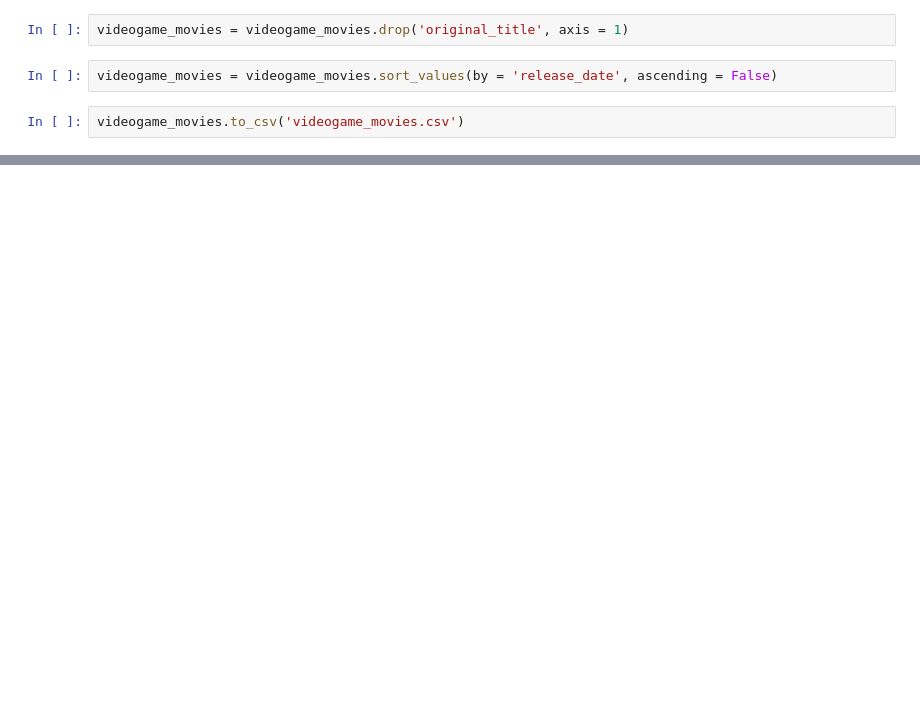
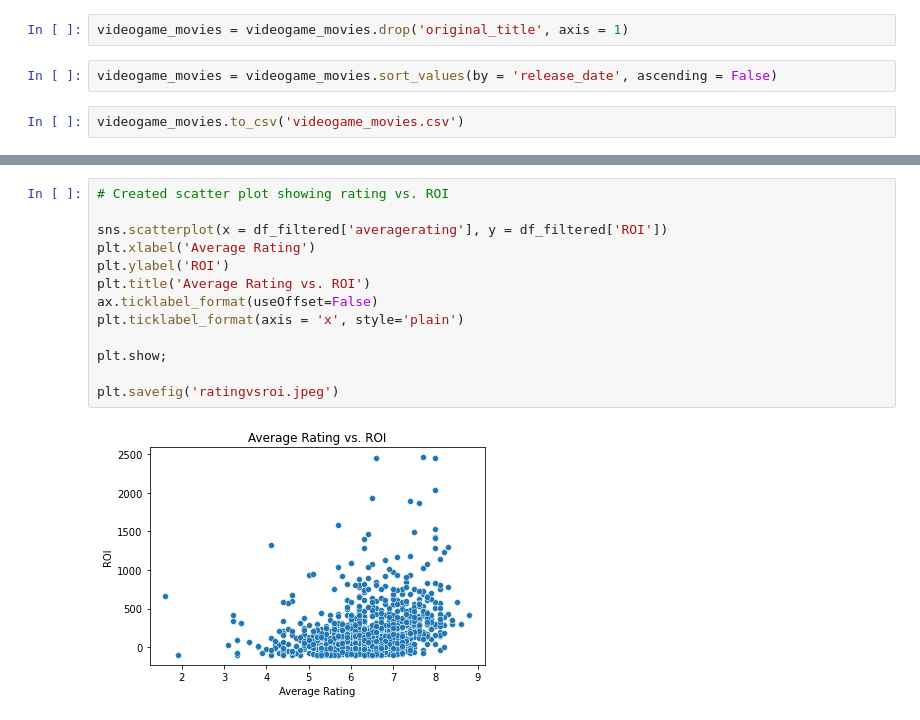
Before and after one commit to jnahra/dsc-phase-1-project, a Jupyter notebook: albert_notebook_data_analysis.ipynb, the cells around one changed output, grey strips where cells are left out. Cells and saved outputs as stored; diff of their text form; blank space fills up the shorter version.

```diff
--- a/albert_notebook_data_analysis.ipynb
+++ b/albert_notebook_data_analysis.ipynb
@@ -135,0 +147,15 @@ masterdatasetdraft.csv
+# %%
+# Created scatter plot showing rating vs. ROI
+
+sns.scatterplot(x = df_filtered['averagerating'], y = df_filtered['ROI'])
+plt.xlabel('Average Rating')
+plt.ylabel('ROI')
+plt.title('Average Rating vs. ROI')
+ax.ticklabel_format(useOffset=False)
+plt.ticklabel_format(axis = 'x', style='plain')
+
+plt.show;
+
+plt.savefig('ratingvsroi.jpeg')
+# %% [output]
+[figure, added]
```
Also changed, not shown: parts of 5 cells of this notebook, 1 other file.
